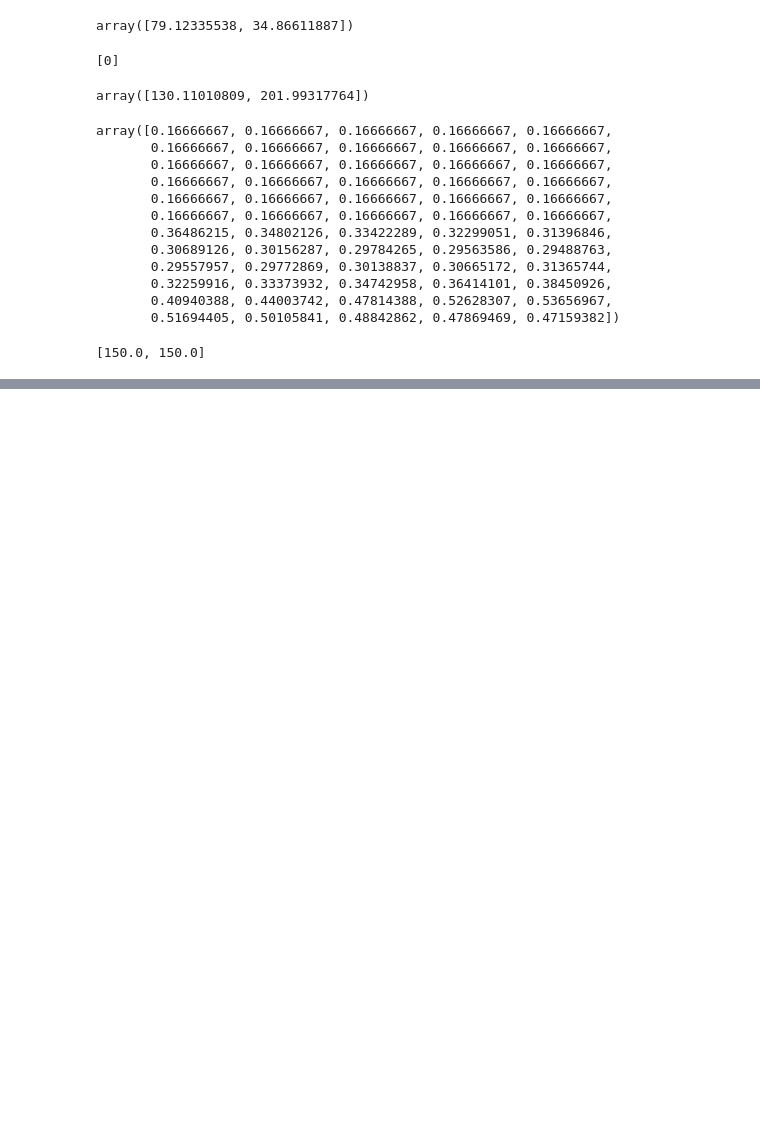
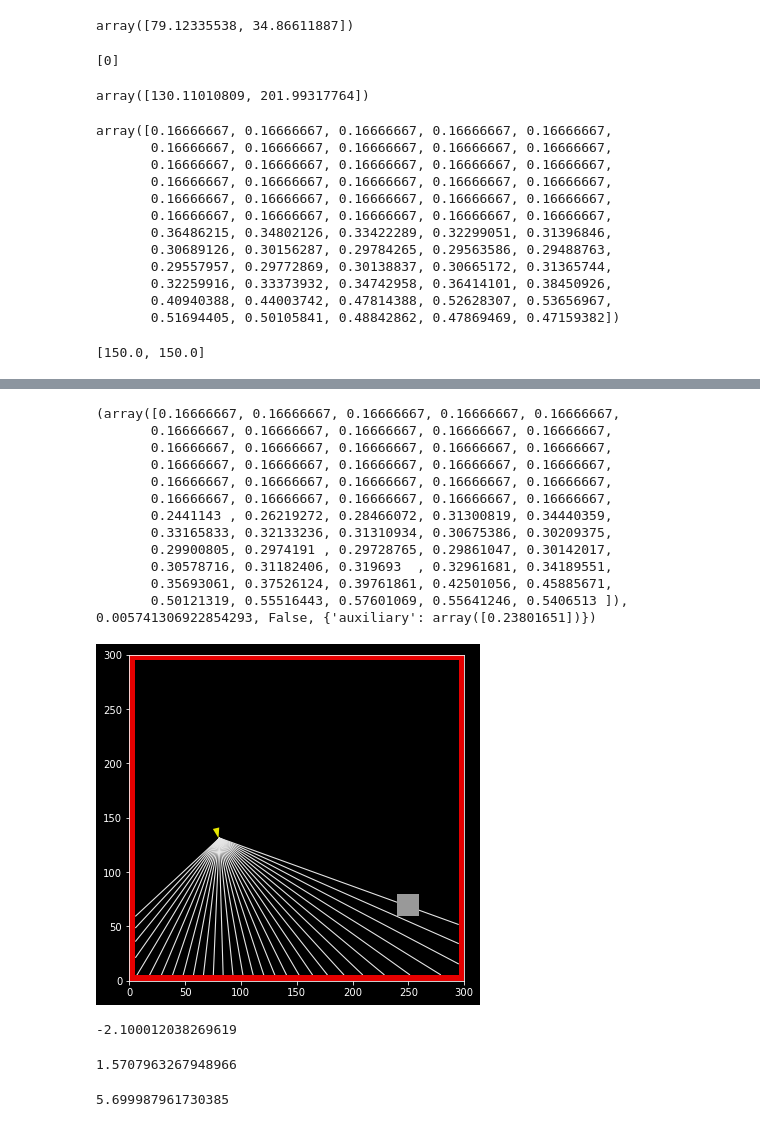
Before and after one commit to liuandrew/training-rl-algo, a Jupyter notebook: write_and_test/environment_development.ipynb, the cells around one changed output, grey strips where cells are left out. Cells and saved outputs as stored; diff of their text form; code cells hidden in the pictures; blank space fills up the shorter version.

```diff
--- a/write_and_test/environment_development.ipynb
+++ b/write_and_test/environment_development.ipynb
@@ -875,3 +922,8 @@ array([0.16666667, 0.16666667, 0.16666667, 0.16666667, 0.16666667,
 char.pos
 # %% [output]
 [150.0, 150.0]
+# %%
+env = NavEnvFlat(auxiliary_tasks=[2], auxiliary_task_args=[4],
+                task_structure=2)
+
+env.reset()
@@ -877,0 +943,31 @@ char.pos
+# %%
+print(env.step(0))
+
+env.render('human')
+# %% [output]
+(array([0.16666667, 0.16666667, 0.16666667, 0.16666667, 0.16666667,
+       0.16666667, 0.16666667, 0.16666667, 0.16666667, 0.16666667,
+       0.16666667, 0.16666667, 0.16666667, 0.16666667, 0.16666667,
+       0.16666667, 0.16666667, 0.16666667, 0.16666667, 0.16666667,
+       0.16666667, 0.16666667, 0.16666667, 0.16666667, 0.16666667,
+       0.16666667, 0.16666667, 0.16666667, 0.16666667, 0.16666667,
+       0.2441143 , 0.26219272, 0.28466072, 0.31300819, 0.34440359,
+       0.33165833, 0.32133236, 0.31310934, 0.30675386, 0.30209375,
+       0.29900805, 0.2974191 , 0.29728765, 0.29861047, 0.30142017,
+       0.30578716, 0.31182406, 0.319693  , 0.32961681, 0.34189551,
+       0.35693061, 0.37526124, 0.39761861, 0.42501056, 0.45885671,
+       0.50121319, 0.55516443, 0.57601069, 0.55641246, 0.5406513 ]), 0.005741306922854293, False, {'auxiliary': array([0.23801651])})
+[figure, added]
+# %%
+env.step(2)
+print(env.character.angle)
+# %% [output]
+-2.100012038269619
+# %%
+wall_angle
+# %% [output]
+1.5707963267948966
+# %%
+char_2pi_angle
+# %% [output]
+5.699987961730385
```
Also changed, not shown: parts of 5 cells of this notebook, 9 other files.
